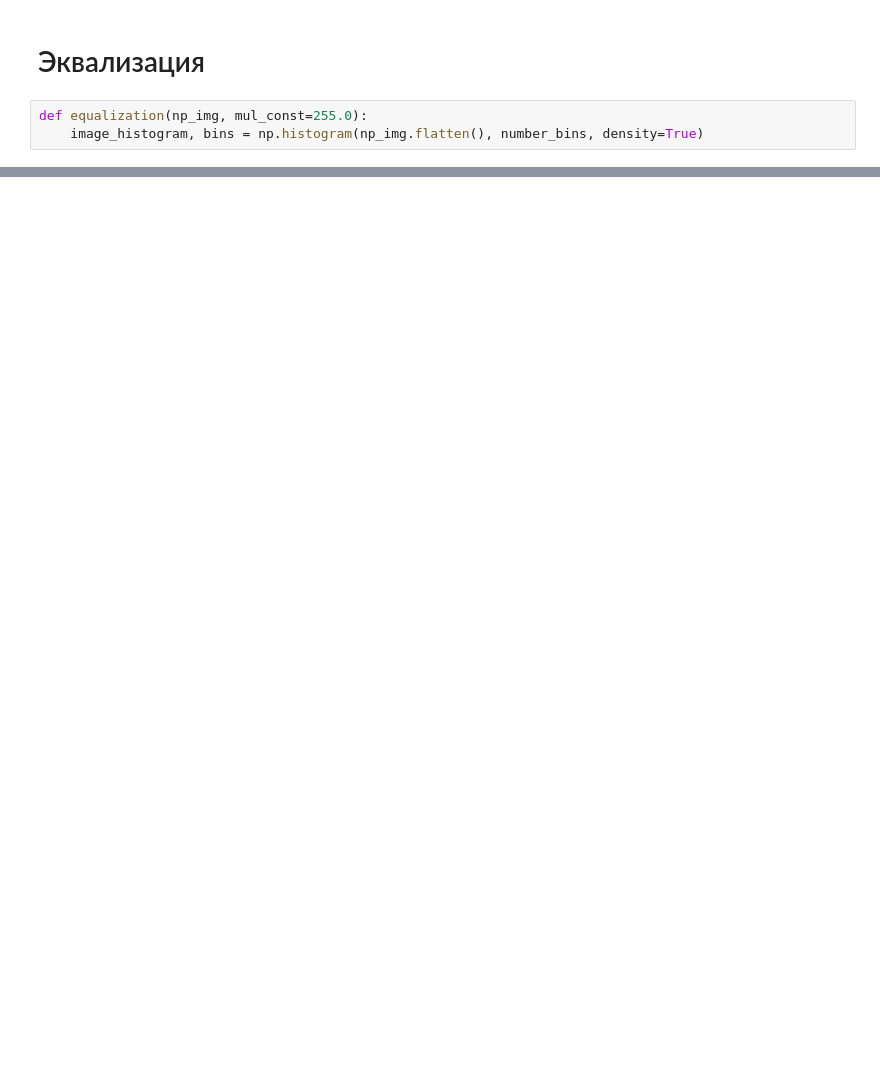
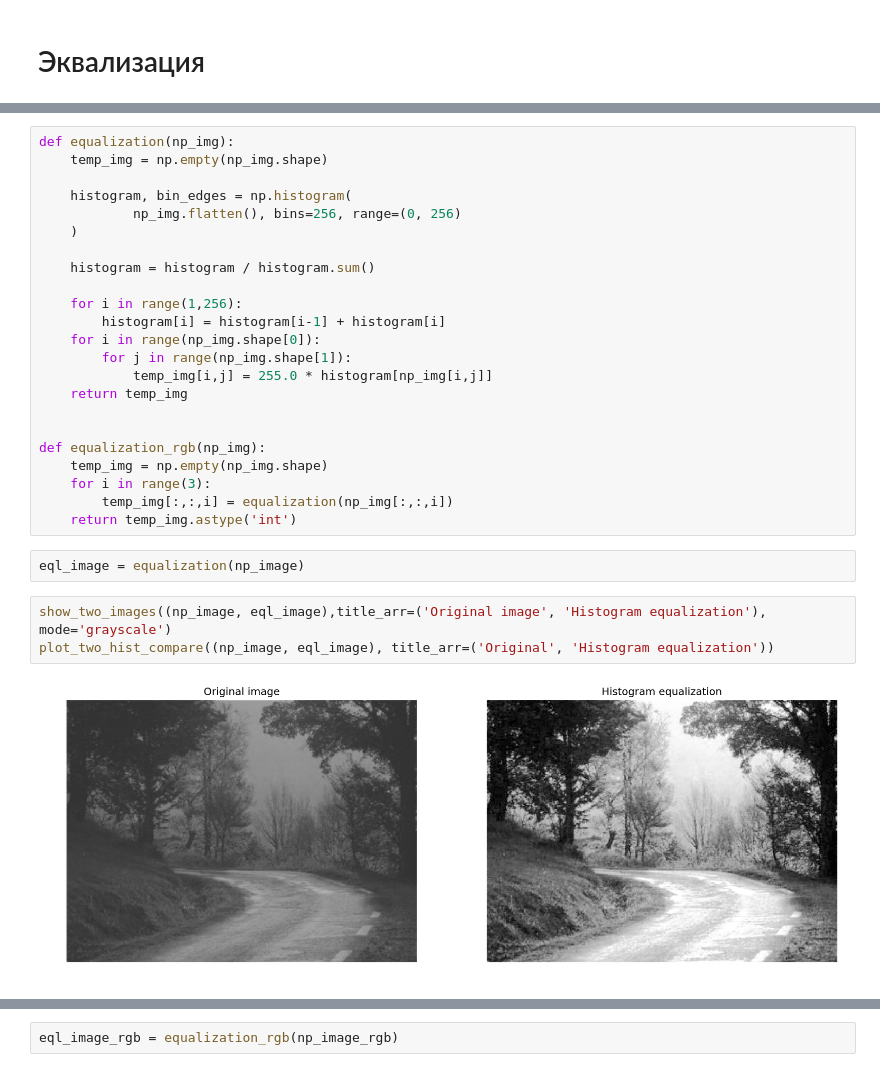
Before and after one commit to mezga-alex/Laboratory-work-SFedU, a Jupyter notebook: Computer Vision/Lab-2-luminance-transformations/Mezga_luminance_transformations.ipynb, the cells around one changed output, grey strips where cells are left out. Drawn from its saved outputs; the diff is of its cells as text; blank space fills up the shorter version.

```diff
--- a/Computer Vision/Lab-2-luminance-transformations/Mezga_luminance_transformations.ipynb
+++ b/Computer Vision/Lab-2-luminance-transformations/Mezga_luminance_transformations.ipynb
@@ -185,5 +185,2 @@ plot_hist_rgb(norm_img_rgb, yscale_type='linear', title='Normalized')
 # %% [markdown]
 # Эквализация
-# %%
-def equalization(np_img, mul_const=255.0):
-    image_histogram, bins = np.histogram(np_img.flatten(), number_bins, density=True)
@@ -236,0 +187,30 @@ TypeError: 'NoneType' object is not subscriptable
+# %%
+def equalization(np_img):
+    temp_img = np.empty(np_img.shape)
+
+    histogram, bin_edges = np.histogram(
+            np_img.flatten(), bins=256, range=(0, 256)
+    )
+
+    histogram = histogram / histogram.sum()
+
+    for i in range(1,256):
+        histogram[i] = histogram[i-1] + histogram[i]
+    for i in range(np_img.shape[0]):
+        for j in range(np_img.shape[1]):
+            temp_img[i,j] = 255.0 * histogram[np_img[i,j]]
+    return temp_img
+
+
+def equalization_rgb(np_img):
+    temp_img = np.empty(np_img.shape)
+    for i in range(3):
+        temp_img[:,:,i] = equalization(np_img[:,:,i])
+    return temp_img.astype('int')
+# %%
+eql_image = equalization(np_image)
+# %%
+show_two_images((np_image, eql_image),title_arr=('Original image', 'Histogram equalization'), mode='grayscale')
+plot_two_hist_compare((np_image, eql_image), title_arr=('Original', 'Histogram equalization'))
+# %% [output]
+[figure, added]
@@ -236,0 +218,2 @@ TypeError: 'NoneType' object is not subscriptable
+# %%
+eql_image_rgb = equalization_rgb(np_image_rgb)
```
Also changed, not shown: parts of 11 cells of this notebook.
